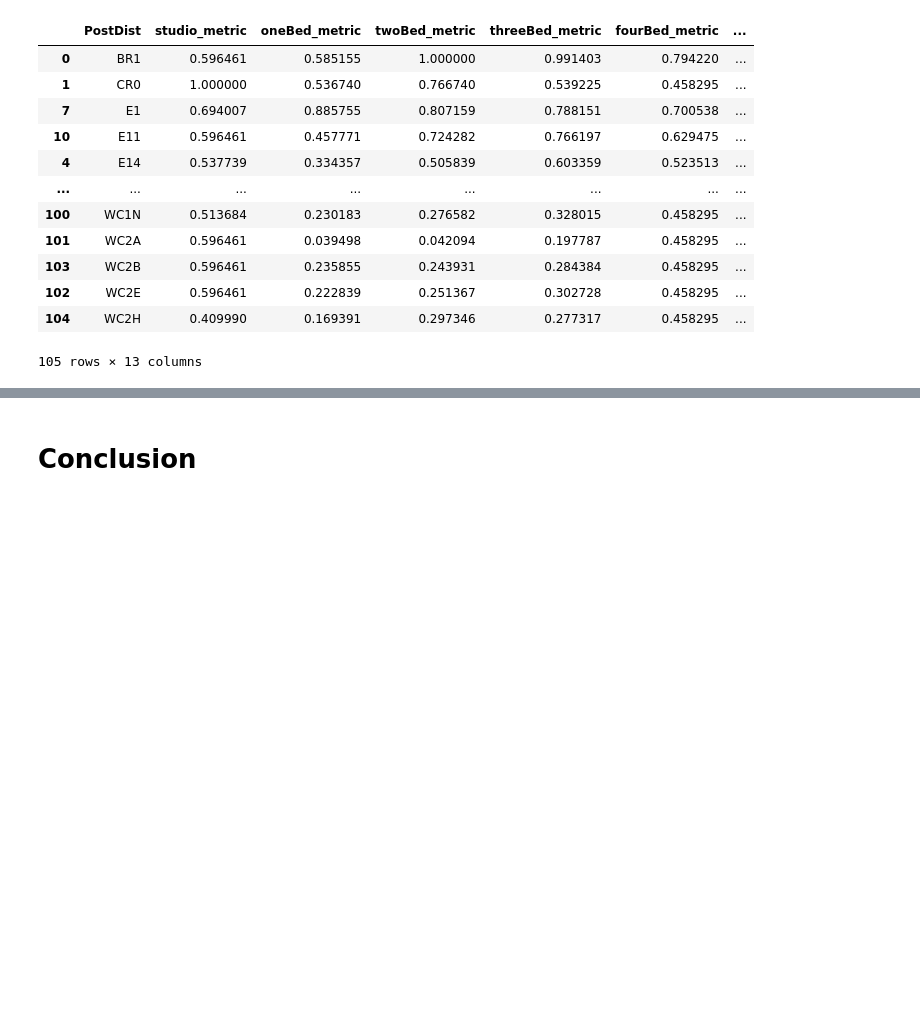
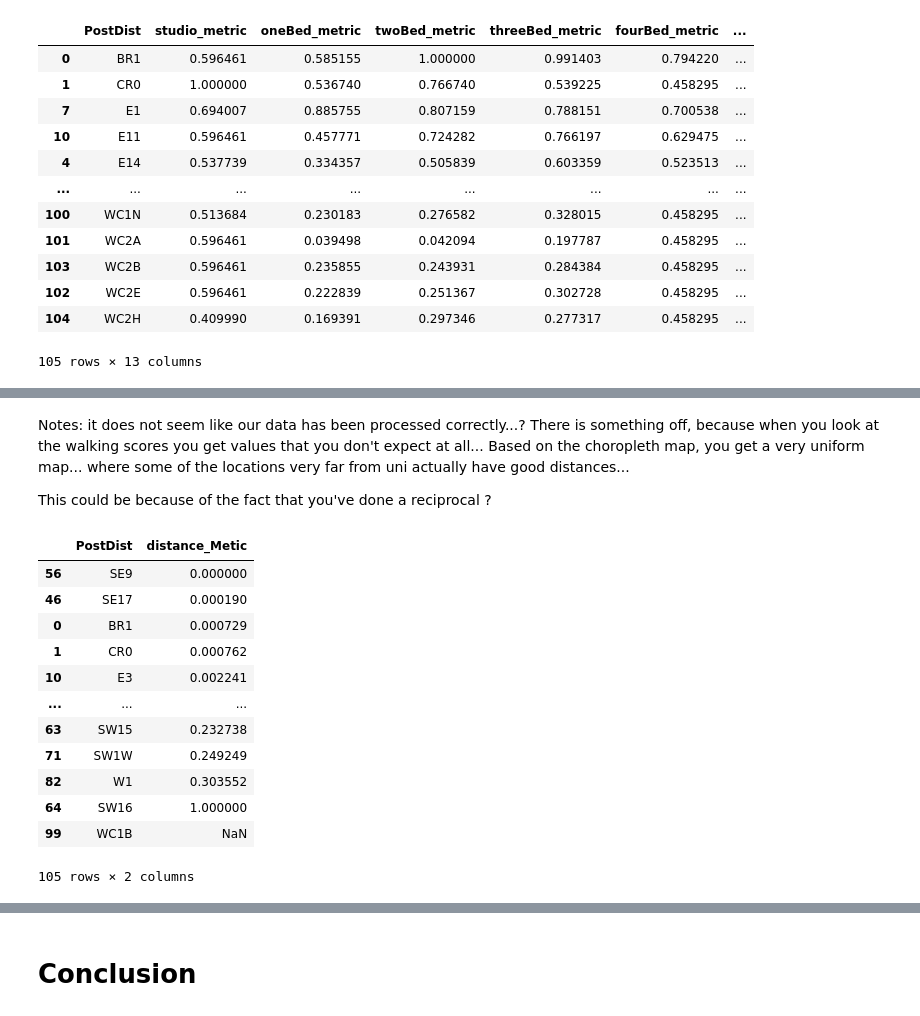
Before and after one commit to namiyousef/Coursera_Capstone, a Jupyter notebook: Capstone Notebooks/FinalCapstone_5_Analysis.ipynb, the cells around one changed output, grey strips where cells are left out. Drawn from its saved outputs; the diff is of its cells as text; code cells hidden in the pictures; blank space fills up the shorter version.

Commit message:
completed first iteration of project

```diff
--- a/Capstone Notebooks/FinalCapstone_5_Analysis.ipynb
+++ b/Capstone Notebooks/FinalCapstone_5_Analysis.ipynb
@@ -968,3 +978,32 @@ folium.Marker(
 m
 # %% [output]
 [interactive output not drawn]
+# %% [markdown]
+Notes: it does not seem like our data has been processed correctly...?
+There is something off, because when you look at the walking scores you get values that you don't expect at all...
+Based on the choropleth map, you get a very uniform map... where some of the locations very far from uni actually have good distances...
+
+This could be because of the fact that you've done a reciprocal ?
+# %%
+# explore the above problem
+
+df_temp_2 = df_scaled[['PostDist','distance_Metic']]
+df_temp_2.sort_values(by='distance_Metic')
+
+# a) we have NaN values... that is very weird
+# b) My theory was right... it seems that the distance reciprocal did not work too great.
+# THAT said, since this is the first iteration I will continue with this, and see where we get to
+# %% [output]
+|  | PostDist | distance_Metic |
+| 56 | SE9 | 0.000000 |
+| 46 | SE17 | 0.000190 |
+| 0 | BR1 | 0.000729 |
+| 1 | CR0 | 0.000762 |
+| 10 | E3 | 0.002241 |
+| ... | ... | ... |
+| 63 | SW15 | 0.232738 |
+| 71 | SW1W | 0.249249 |
+| 82 | W1 | 0.303552 |
+| 64 | SW16 | 1.000000 |
+| 99 | WC1B | NaN |
+105 rows × 2 columns
```
Also changed, not shown: parts of 9 cells of this notebook.
